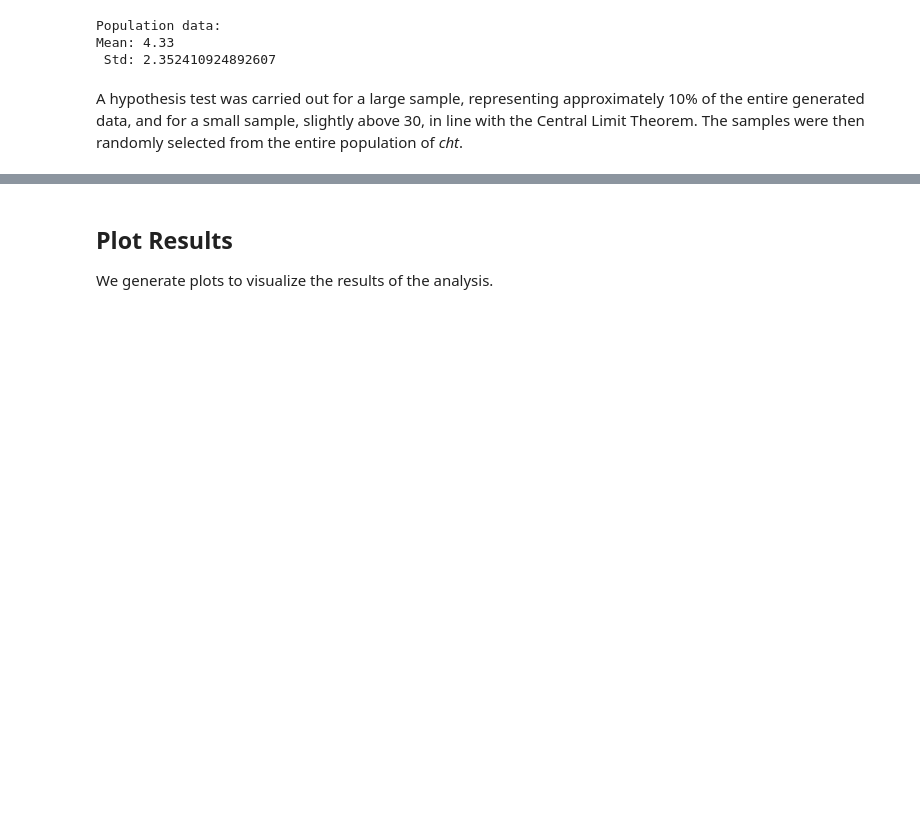
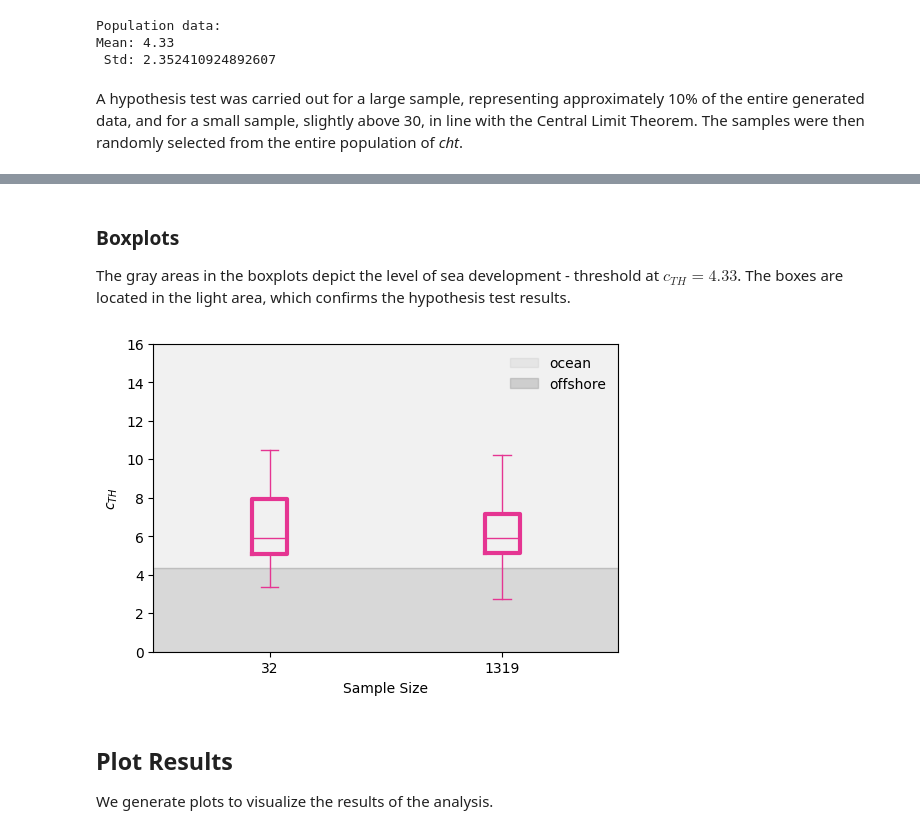
Before and after one commit to pciuh/wave-scatter, a Jupyter notebook: wave_scatter.ipynb, the cells around one changed output, grey strips where cells are left out. Saved outputs shown, nothing was run; the diff lists cells and outputs as text; code cells hidden in the pictures; blank space fills up the shorter version.

```diff
--- a/wave_scatter.ipynb
+++ b/wave_scatter.ipynb
@@ -231,3 +225,40 @@ dtype: float64
+# %% [markdown]
+### Boxplots
+The gray areas in the boxplots depict the level of sea development - threshold at $c_{TH}=4.33$. The boxes are located in the light area, which confirms the hypothesis test results.
+# %%
+xMin,xMax = (0,16)
+yMin,yMax = (0,16)
+dx,dy  = (4,2/3)
+p_linewidth = 2
+p_alpha = 0.6
+p_size  = 40
+
+cMap  = 'PuRd'
+cmap = plt.get_cmap(cMap)
+num_colors = 10
+hex_col = [mcol.to_hex(cmap(i / num_colors)) for i in range(num_colors)]
+
+p_col = hex_col[4]
+l_col = hex_col[-4]
+a_col = 'tab:gray'
+
+flip = dict(markerfacecolor='none',markeredgecolor='none')
+boxp = dict(linestyle='-', linewidth=3, color=l_col)
+medp = dict(linestyle='-', linewidth=1, color=l_col)
+
+fig,ax = plt.subplots(figsize=(6,4))
+
+ax.boxplot([cht_s,cht_l],labels=['%i'%len(cht_s),'%i'%len(cht_l)],flierprops=flip,boxprops=boxp,medianprops=medp,whiskerprops=medp,capprops=medp)
+xLim = ax.get_xlim()
+ax.fill_between(xLim,[yMax,yMax],[mcht_p,mcht_p],color=a_col,alpha=.10,label='ocean')
+ax.fill_between(xLim,[yMin,yMin],[mcht_p,mcht_p],color=a_col,alpha=.30,label='offshore')
+ax.legend(frameon=False)
+ax.set_xlabel('Sample Size')
+ax.set_ylabel(r'$c_{TH}$')
+ax.set_ylim(yMin,yMax)
+fig.savefig(pDir + 'boxplo.png',dpi=300)
+# %% [output]
+[figure, added]
 # %% [markdown]
 ## Plot Results
 
```
Also changed, not shown: parts of 3 cells of this notebook, 2 other files.
